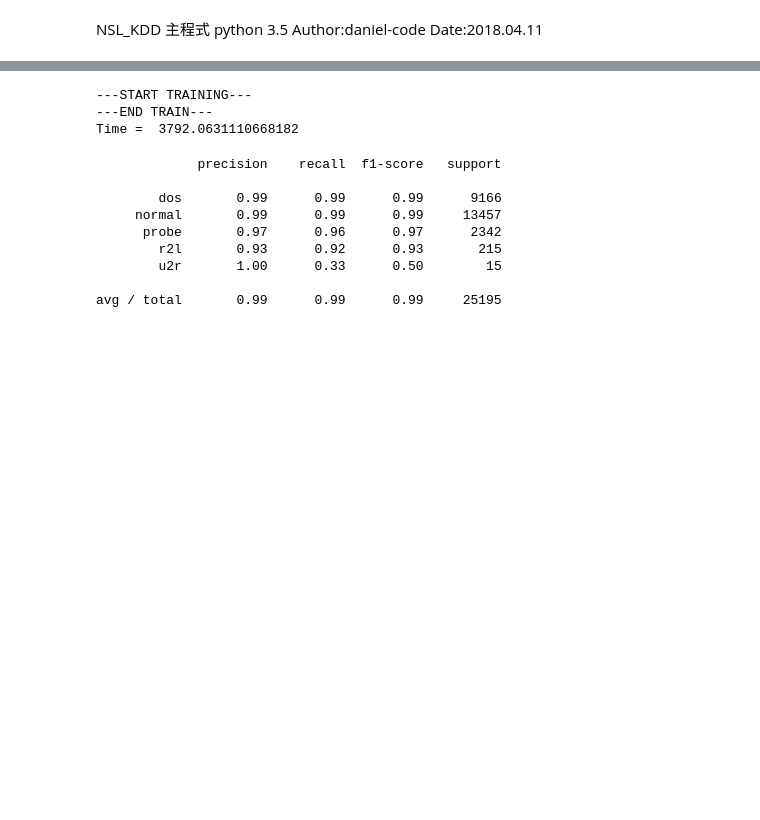
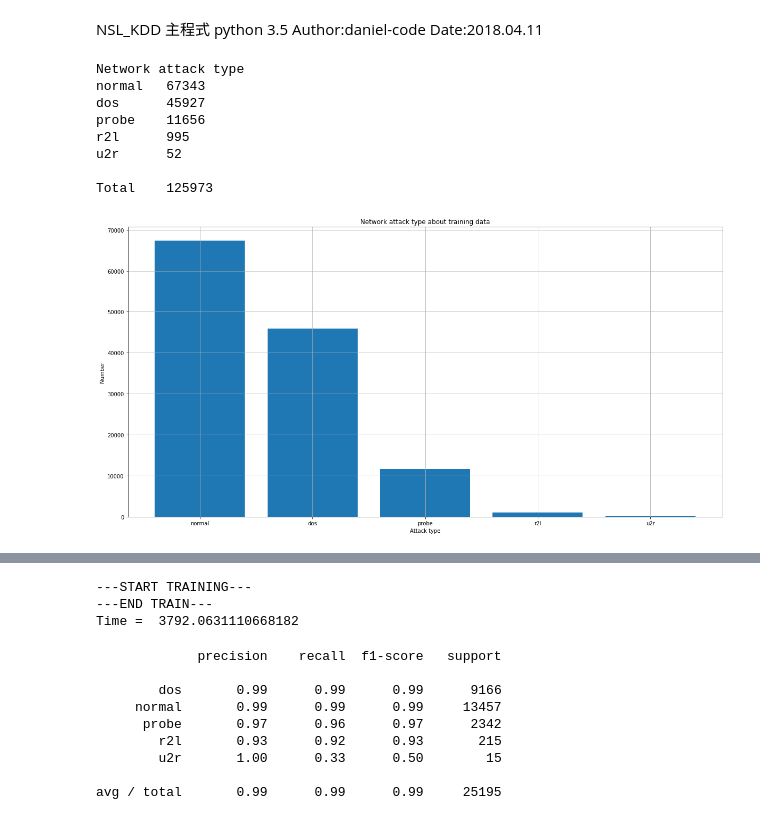
Before and after one commit to daniel-code/PRACTICE-AND-APPLICATIONS-OF-MACHINE-LEARNING, a Jupyter notebook: hw3/hw3.ipynb, the cells around one changed output, grey strips where cells are left out. Drawn from its saved outputs; the diff is of its cells as text; code cells hidden in the pictures; blank space fills up the shorter version.

```diff
--- a/hw3/hw3.ipynb
+++ b/hw3/hw3.ipynb
@@ -19,38 +20,48 @@ import time
 
 
 data = pd.read_csv('NSL_KDD/KDDTrain+.csv', header=None)
 
 # build attack table
 attack_type = pd.read_csv('NSL_KDD/Attack Types.csv', names=['attack', 'type'])
 attack_type_dict = attack_type.set_index('attack')['type'].to_dict()
-
 # build training data and label
-y = data[41].apply(lambda x: attack_type_dict[x])
+y = data[41].apply(lambda x: attack_type_dict[x] if x in attack_type_dict else 'other')
 x = data.drop(columns=[1, 2, 3, 41])
-print(x)
+#print(x)
 # statistics attack type
 hist = {}
 for row in y.values:
     if row in hist:
         hist[row] += 1
     else:
         hist[row] = 1
 sorted_hist_list = np.array(sorted(hist.items(), key=operator.itemgetter(1), reverse=True))
 print('Network attack type')
 for item in sorted_hist_list:
     print(item[0], '\t', item[1])
 print('\nTotal\t', len(x))
 plt.figure(figsize=(20, 10))
-plt.title('Network attack type')
-plt.bar(sorted_hist_list[:, 0], sorted_hist_list[:, 1])
+plt.title('Network attack type about training data')
+plt.bar(range(len(sorted_hist_list[:,0])),list(map(float,sorted_hist_list[:, 1])))
+plt.xticks(range(len(sorted_hist_list[:,0])),sorted_hist_list[:, 0])
 plt.xlabel('Attack type')
 plt.ylabel('Number')
 plt.grid(True)
 plt.show()
 x_train = np.array(x)
 y_train = np.array(y)
 # splite dataset into train and test set
 #x_train, x_test, y_train, y_test = train_test_split(x[:, 4:], y, test_size=0.2, random_state=0)
+# %% [output]
+Network attack type
+normal   67343
+dos      45927
+probe    11656
+r2l      995
+u2r      52
+
+Total    125973
+[figure, added]
 # %%
 data = pd.read_csv('NSL_KDD/KDDTest+.csv', header=None)
 
```
Also changed, not shown: parts of 3 cells of this notebook.
